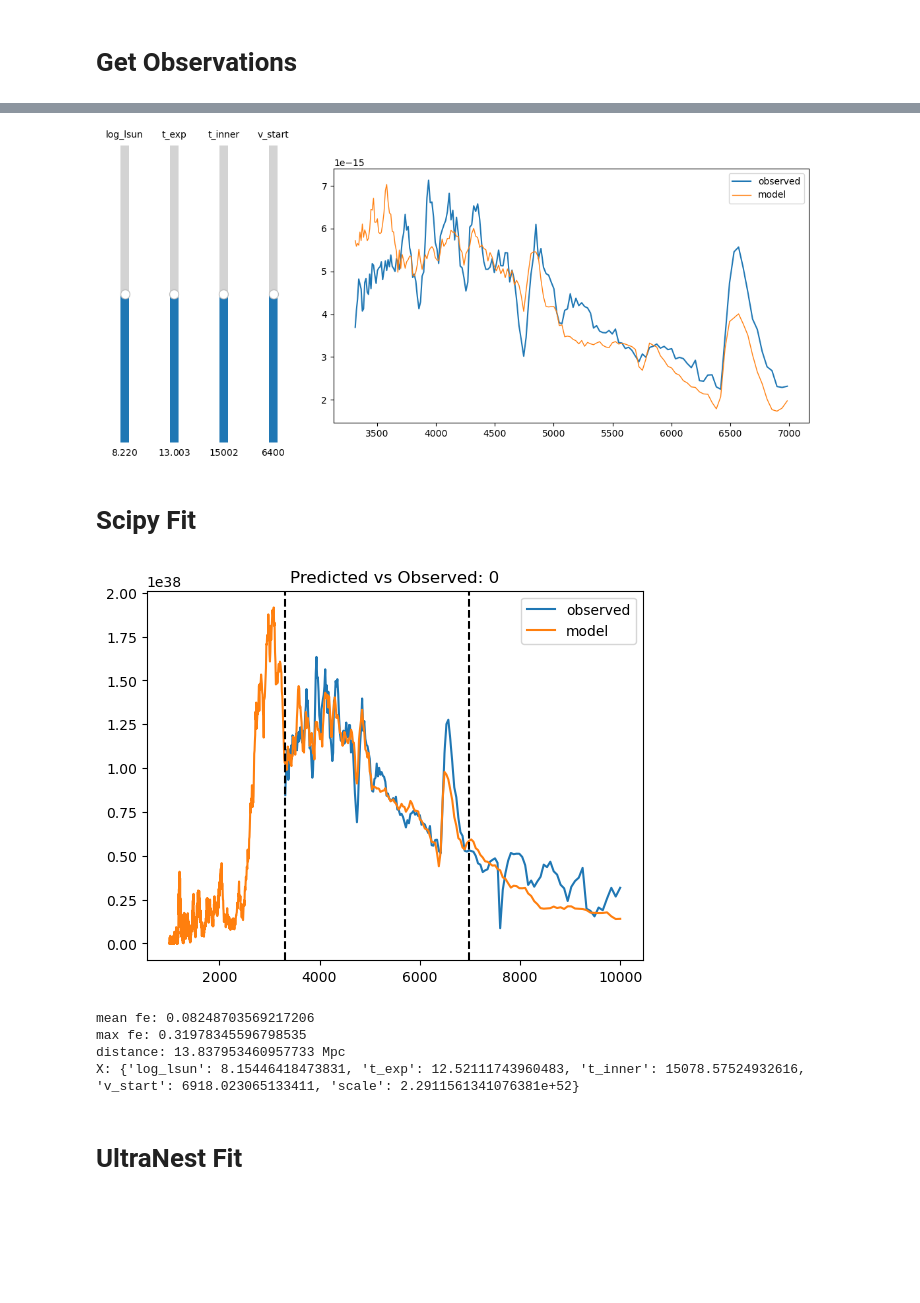
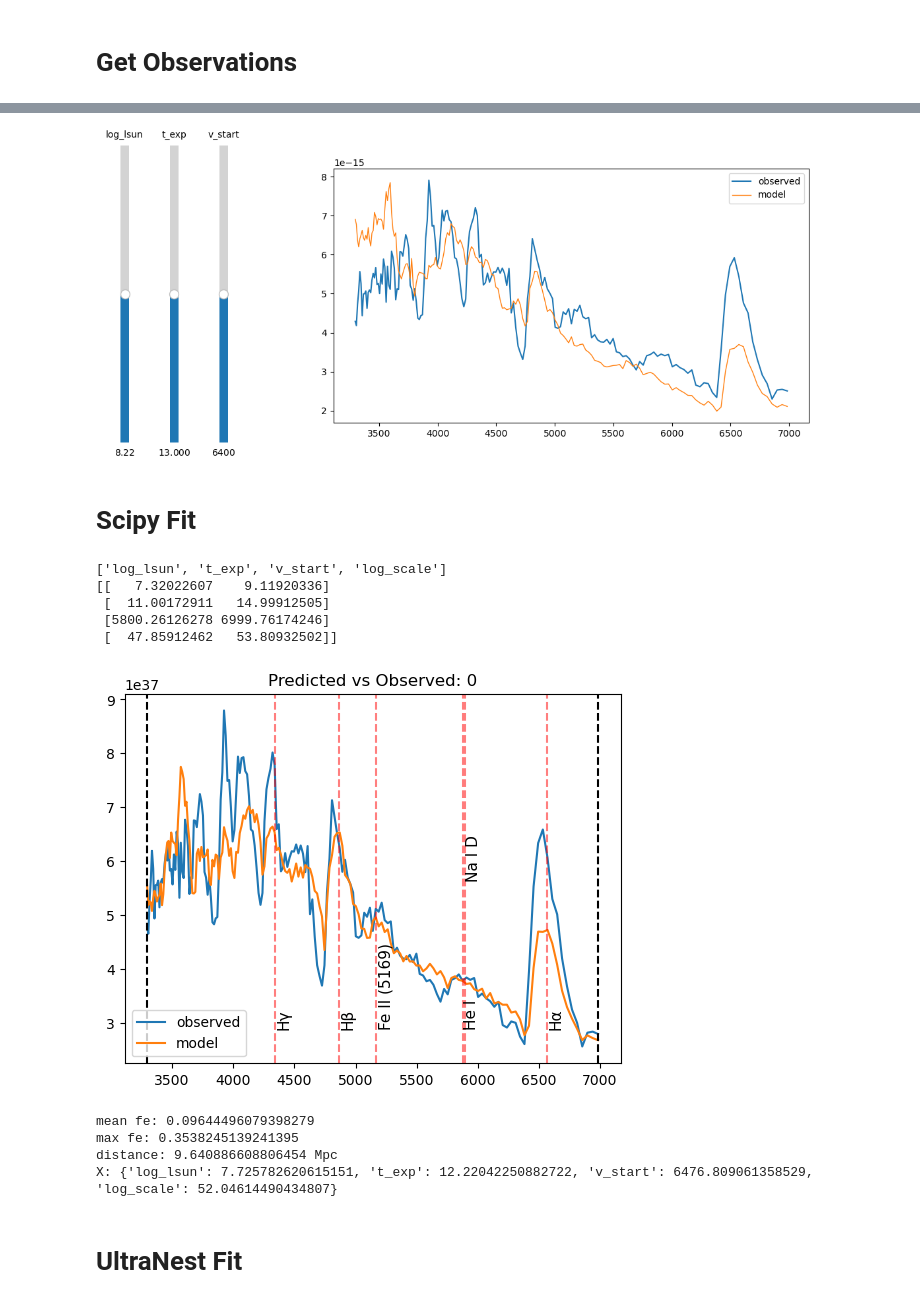
Before and after one commit to MichaelLukaszyk/iip-emulator, a Jupyter notebook: interpolator/interp.ipynb, the cells around one changed output, grey strips where cells are left out. Cells and saved outputs as stored; diff of their text form; code cells hidden in the pictures; blank space fills up the shorter version.

```diff
--- a/interpolator/interp.ipynb
+++ b/interpolator/interp.ipynb
@@ -9,7 +9,6 @@ folder_path = folder_path_win
 params_path = os.path.join(folder_path, 'parameters.log')
 
 # Parameters that will be interpolated over, order does not matter
-param_names = ['log_lsun', 't_exp', 't_inner', 'v_start']
-scale_range = 10**4
-max_wav = 7000
+param_names = ['log_lsun', 't_exp', 'v_start']
+fit_max_wav = 7000
 # %%
@@ -265,17 +167,15 @@ show_active()
 from matplotlib.widgets import Slider
 
 active_vals = np.mean(limits, axis=1)
-visualize_mask = np.isfinite(y_obs) & (wav < 7000)
 
 def recalc_y():
-    X_mod = pd.DataFrame([active_vals], columns=param_names)
-    y_mod = interp(list(X_mod.values))[0]
-    return y_mod[visualize_mask]*np.nanmean(y_obs[visualize_mask])/np.nanmean(y_mod[visualize_mask])
+    y_mod = interp(active_vals)[0]
+    return y_mod[fit_mask]*np.nanmean(y_obs[fit_mask])/np.nanmean(y_mod[fit_mask])
 
 fig, ax = plt.subplots(figsize=(12, 5))
 fig.subplots_adjust(left=0.3)
-ax.plot(wav[visualize_mask], y_obs[visualize_mask], label='observed')
-line, = ax.plot(wav[visualize_mask], recalc_y(), lw=1, label='model')
+ax.plot(wav[fit_mask], y_obs[fit_mask], label='observed')
+line, = ax.plot(wav[fit_mask], recalc_y(), lw=1, label='model')
 fig.canvas.toolbar_position = 'bottom'
 sliders = []
 
@@ -304,16 +204,26 @@ for index, name in enumerate(param_names):
 ax.legend()
 plt.show()
 # %% [output]
-[figure, old version]
+[figure, new version]
 # %% [markdown]
 # Scipy Fit
 # %%
 # Add scale as sampling parameter
-# TODO: Compute scale_guess only over the masked fitting region
-scale_guess = np.nanmean(np.max(y, axis=1)) / np.nanmean(y_obs)
-sampler_names = param_names.copy() + ['scale']
-sampler_limits = limits.copy()
-sampler_limits.append((scale_guess / scale_range, scale_guess * scale_range))
+max_scale = np.log10(np.max(y[:, fit_mask]) / np.min(y_obs[fit_mask]))
+min_scale = np.log10(np.min(y[:, fit_mask]) / np.max(y_obs[fit_mask]))
+
+sampler_names = param_names.copy() + ['log_scale']
+sampler_limits = np.array(limits.copy() + [(min_scale, max_scale)])
+ndim = len(sampler_names)
+
+print(sampler_names)
+print(sampler_limits)
+# %% [output]
+['log_lsun', 't_exp', 'v_start', 'log_scale']
+[[   7.32022607    9.11920336]
+ [  11.00172911   14.99912505]
+ [5800.26126278 6999.76174246]
+ [  47.85912462   53.80932502]]
 # %%
 # Find best fit
 results = []
@@ -343,36 +247,32 @@ results = sorted(results, key=lambda x: x['mean_fe'])
 # %%
 for i in range(1):
     mean_fe = results[i]['mean_fe']
     max_fe = results[i]['max_fe']
     X_mod = dict(zip(sampler_names, results[i]['X']))
     y_mod = results[i]['y']
-    scale = X_mod['scale']
+    scale = 10**X_mod['log_scale']
 
     plt.figure()
-    plt.plot(wav, y_obs * scale, label='observed')
-    plt.plot(wav, y_mod, label='model')
-
-    # Draw lines around fitting region
-    mask = ~(np.isnan(y_mod) | np.isnan(y_obs)) & fit_mask
-    trues = np.where(mask)[0]
-    plt.axvline(wav[trues[0]], ls='--', c='black')
-    plt.axvline(wav[trues[-1]], ls='--', c='black')
+    plt.plot(wav[fit_mask], y_obs[fit_mask] * scale, label='observed')
+    plt.plot(wav[fit_mask], y_mod[fit_mask], label='model')
 
     plt.title('Predicted vs Observed: ' + str(i))
     plt.legend()
+    util.outline_mask_region(wav, fit_mask)
+    util.label_common_features()
     show_active()
     distance = np.sqrt(scale/4/np.pi) * u.cm
 
     print('mean fe:', mean_fe)
     print('max fe:', max_fe)
     print('distance:', distance.to(u.Mpc))
     print('X:', X_mod)
 # %% [output]
-[figure, old version]
+[figure, new version]
-mean fe: 0.08248703569217206
-max fe: 0.31978345596798535
-distance: 13.837953460957733 Mpc
-X: {'log_lsun': 8.15446418473831, 't_exp': 12.52111743960483, 't_inner': 15078.57524932616, 'v_start': 6918.023065133411, 'scale': 2.2911561341076381e+52}
+mean fe: 0.09644496079398279
+max fe: 0.3538245139241395
+distance: 9.640886608806454 Mpc
+X: {'log_lsun': 7.725782620615151, 't_exp': 12.22042250882722, 'v_start': 6476.809061358529, 'log_scale': 52.04614490434807}
 # %% [markdown]
 # UltraNest Fit
 # %%
```
Also changed, not shown: parts of 19 cells of this notebook, 20 other files.
